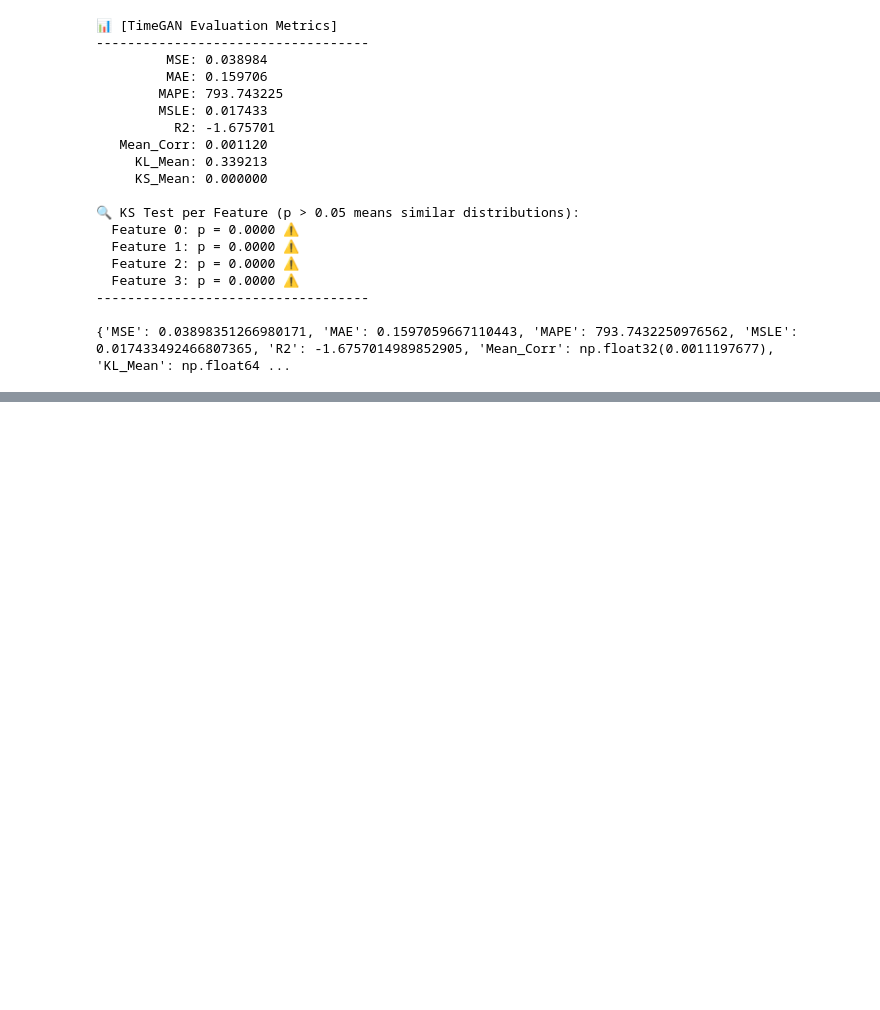
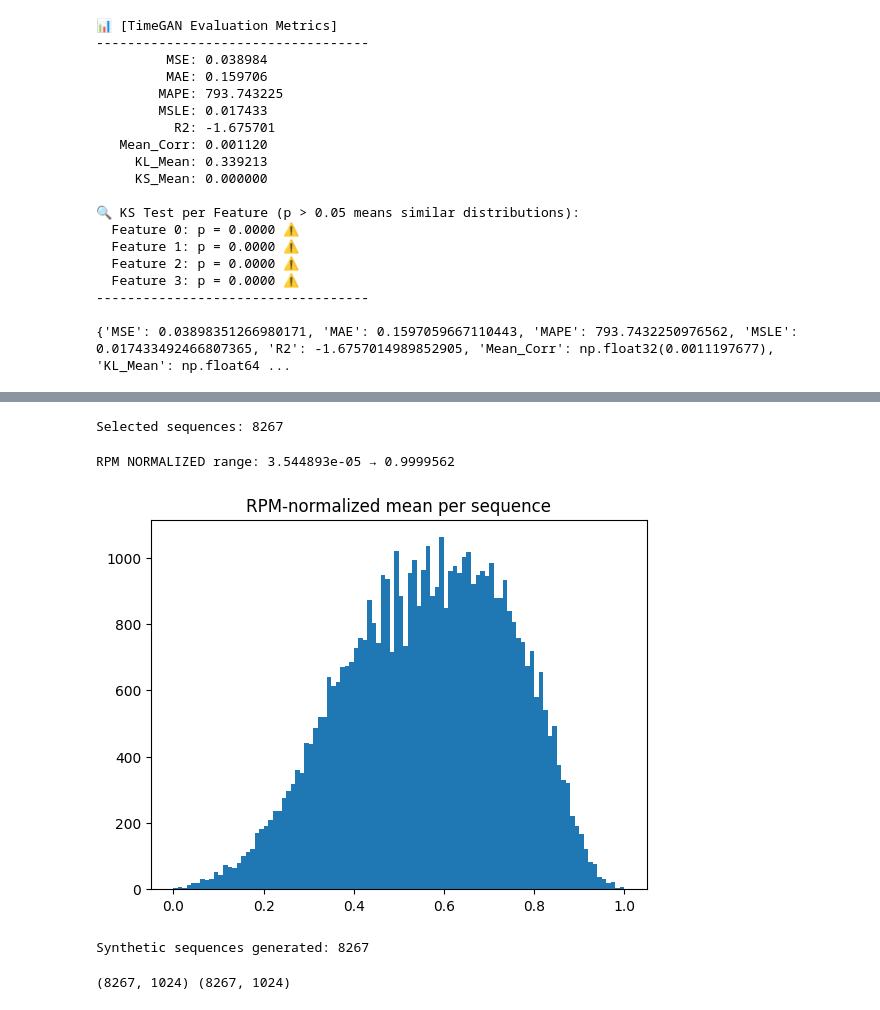
Before and after one commit to JBP1951/Thesis-TIMEGAN, a Jupyter notebook: Thesis copy 2/train_all_signals.ipynb, the cells around one changed output, grey strips where cells are left out. Saved outputs shown, nothing was run; the diff lists cells and outputs as text; code cells hidden in the pictures; blank space fills up the shorter version.

```diff
--- a/Thesis copy 2/train_all_signals.ipynb
+++ b/Thesis copy 2/train_all_signals.ipynb
@@ -2270,0 +2385,46 @@ model.train()
+# %%
+target_center = 0.45
+band = 0.05
+
+low = target_center - band
+high = target_center + band
+
+mask = (rpm_means >= low) & (rpm_means <= high)
+idx_sel = np.where(mask)[0]
+
+print("Selected sequences:", len(idx_sel))
+# %% [output]
+Selected sequences: 8267
+# %%
+rpm_per_seq = np.array([c[:,1] for c in C_time_list])
+rpm_means = rpm_per_seq.mean(axis=1)
+
+print("RPM NORMALIZED range:", rpm_means.min(), "→", rpm_means.max())
+
+plt.hist(rpm_means, bins=100)
+plt.title("RPM-normalized mean per sequence")
+plt.show()
+# %% [output]
+RPM NORMALIZED range: 3.544893e-05 → 0.9999562
+[figure, added]
+# %%
+from generation_conditional import generate_batch_from_conditions
+synthetic_filtered = generate_batch_from_conditions(
+    model,
+    C_time_list,
+    C_static_list,
+    idx_sel
+)
+
+print("Synthetic sequences generated:", len(synthetic_filtered))
+# %% [output]
+Synthetic sequences generated: 8267
+# %%
+real_filtered = [X_list[i] for i in idx_sel]
+
+real_flat = np.array([seq.reshape(-1) for seq in real_filtered])
+syn_flat  = np.array([seq.reshape(-1) for seq in synthetic_filtered])
+
+print(real_flat.shape, syn_flat.shape)
+# %% [output]
+(8267, 1024) (8267, 1024)
```
Also changed, not shown: parts of 8 cells of this notebook, 1 other file.
